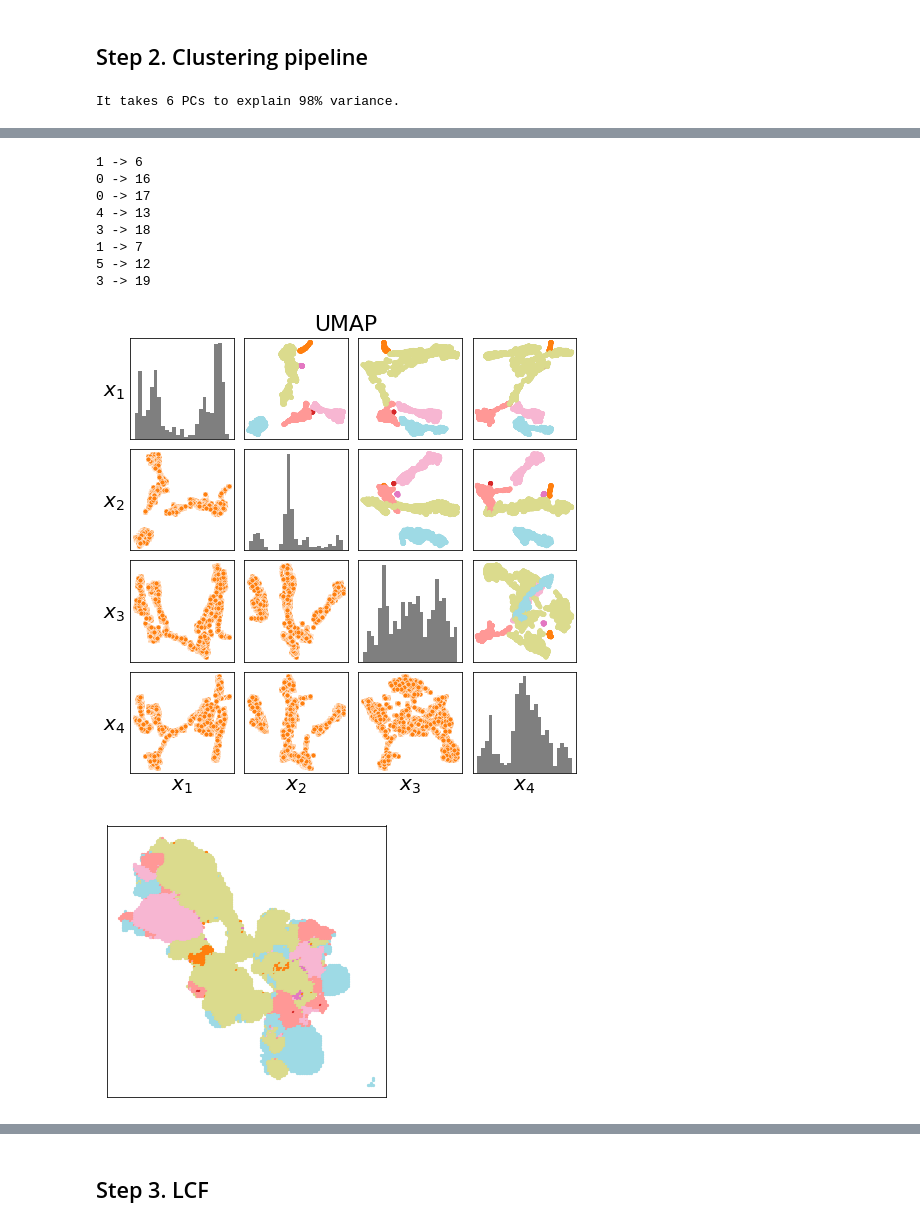
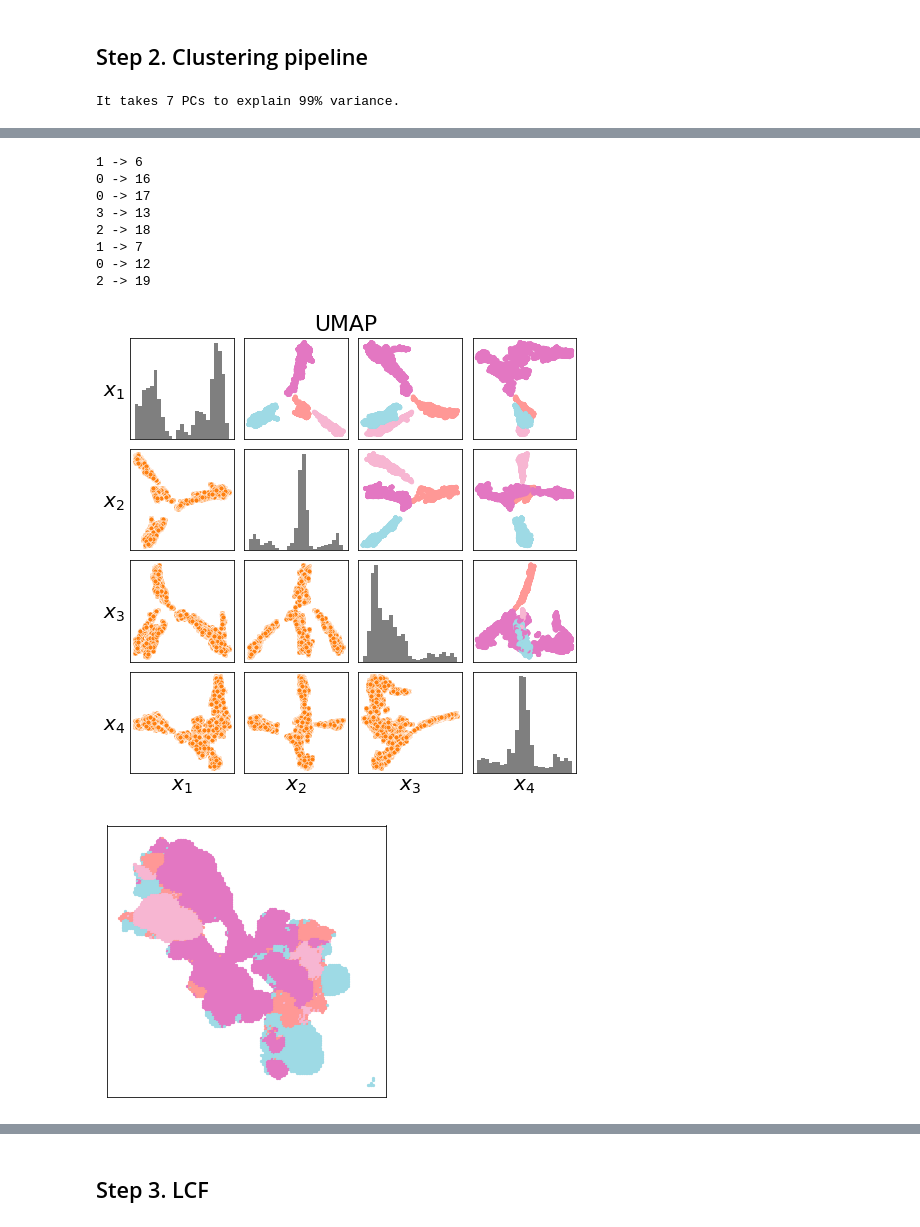
Before and after one commit to stetef/nano-XANES-microscopy-of-Fe, a Jupyter notebook: Visualization.ipynb, the cells around one changed output, grey strips where cells are left out. Drawn from its saved outputs; the diff is of its cells as text; code cells hidden in the pictures.

```diff
--- a/Visualization.ipynb
+++ b/Visualization.ipynb
@@ -378,4 +358,10 @@ plt.show()
 indices = [0, 1, 3, 5, 7, 8, 17, 19, 20, 27, 30, 33, 37, 42, 43, 49]
 energy_subset = np.array(energy[indices])
 Y_Refs = Refs[:, indices]
-data_subset = np.array(normalized_spectra)[:, indices]
+
+prenormalized_subset = np.array(normalized_spectra)[:, indices]
+
+data_subset = np.array(filtered_spectra)[:, indices]
+postnormalized_subset, postnormalized_subset_dict = normalize_spectra(energy_subset,
+                                                                      data_subset,
+                                                                      filtered_spectra_dict)
@@ -383,19 +464,19 @@ data_subset = np.array(normalized_spectra)[:, indices]
 ## Step 2. Clustering pipeline
 # %%
 # PCA
-n_components_sub = make_scree_plot(data_subset, n=15, c=0, threshold=0.98, show_first_PC=False)
-plt.title('Fe XANES subset', fontsize=20)
+n_components_sub = make_scree_plot(postnormalized_subset, n=15, c=0, threshold=0.99, show_first_PC=False)
+plt.title('Post-normalized subset', fontsize=20)
 plt.show()
 
-pca, pca_components = make_PCA_traingle_plot(data_subset, n_components_sub)
+pca, pca_components = make_PCA_traingle_plot(postnormalized_subset, n_components_sub)
 show_PCs(energy_subset, pca, n=4)
 
 # UMAP
 color_labels_sub, codemap_sub, dbscan_clustering_sub = make_UMAP_plot(pca_components, normalized_spectra_dict,
                                                                       n_neighbors=4, min_dist=0, dimension=4,
-                                                                      eps=1.2)
+                                                                      eps=1.)  # eps=1.2, neighs=4, dim=4, thresh=.98
 
 # Final Clusters
 plot_color_code_map(normalized_spectra_dict, color_labels_sub)
 # %% [output]
-It takes 6 PCs to explain 98% variance.
+It takes 7 PCs to explain 99% variance.
@@ -405,13 +486,13 @@ It takes 6 PCs to explain 98% variance.
 1 -> 6
 0 -> 16
 0 -> 17
-4 -> 13
-3 -> 18
+3 -> 13
+2 -> 18
 1 -> 7
-5 -> 12
-3 -> 19
+0 -> 12
+2 -> 19
-[figure, old version]
+[figure, new version]
-[figure, old version]
+[figure, new version]
 # %%
 print(len(np.unique(dbscan_clustering_sub.labels_)))
 print(len(np.unique(color_labels_sub)))
```
Also changed, not shown: parts of 24 cells of this notebook, 1 other file.
